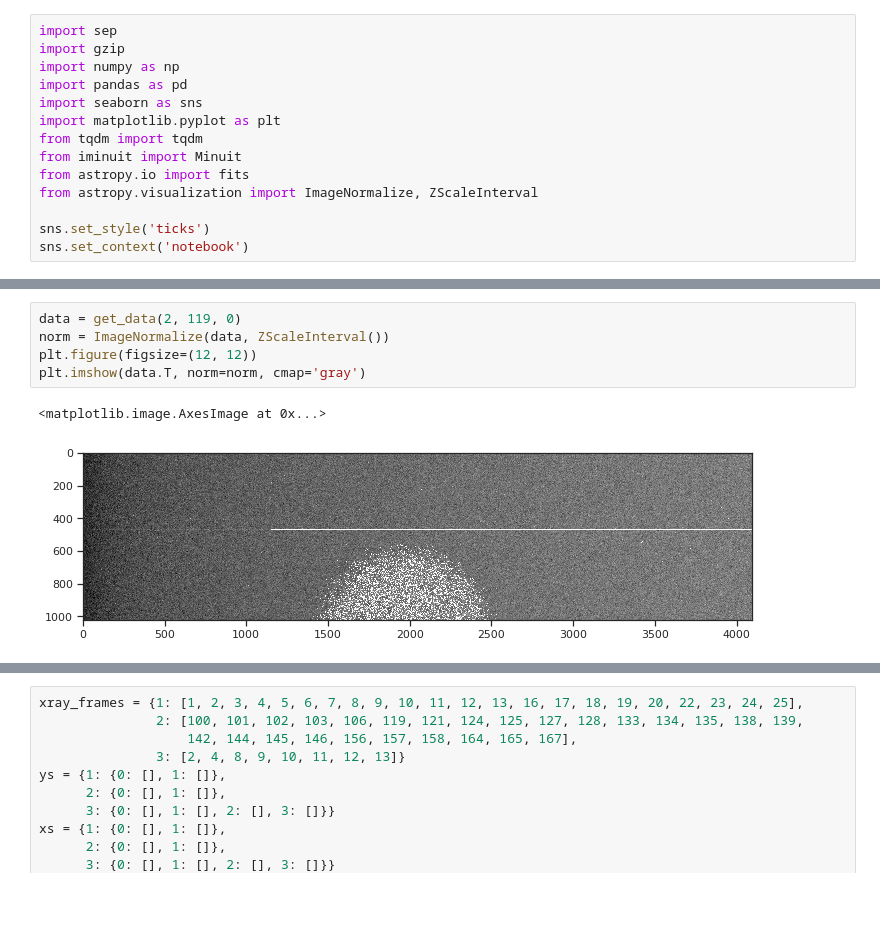
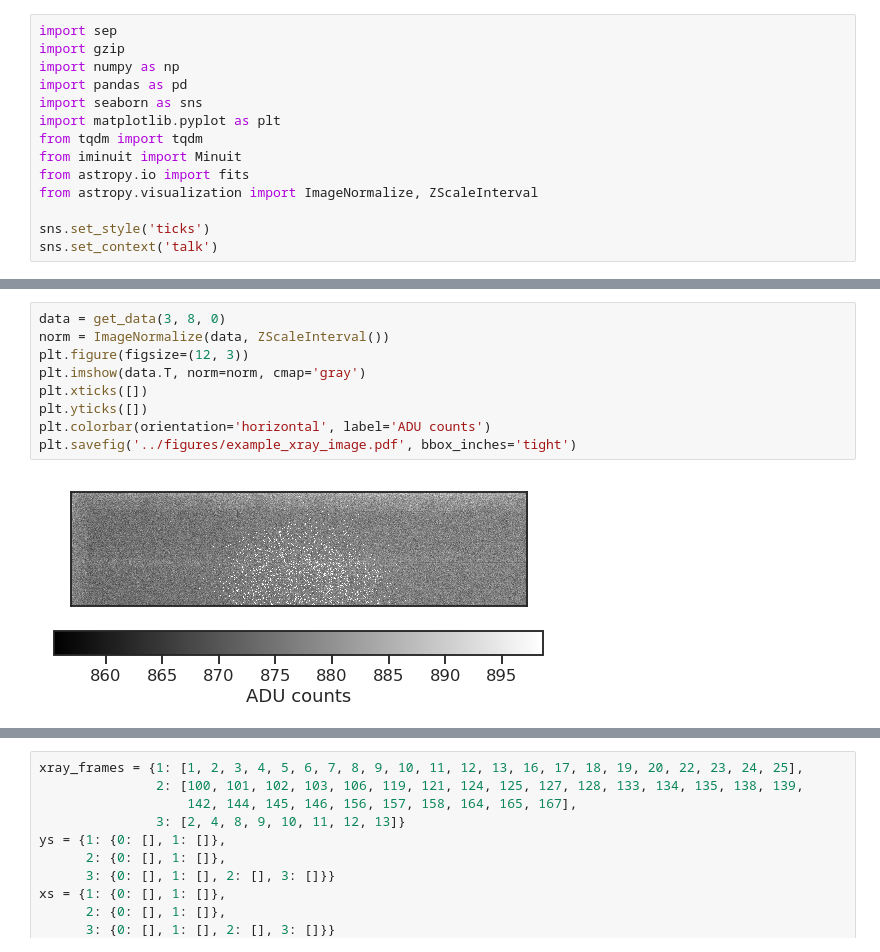
Before and after one commit to sam-dixon/cte, a Jupyter notebook: xrays/get_cti.ipynb, the cells around one changed output, grey strips where cells are left out. Saved outputs shown, nothing was run; the diff lists cells and outputs as text; blank space fills up the shorter version.

```diff
--- a/xrays/get_cti.ipynb
+++ b/xrays/get_cti.ipynb
@@ -11,7 +11,7 @@ from astropy.io import fits
 from astropy.visualization import ImageNormalize, ZScaleInterval
 
 sns.set_style('ticks')
-sns.set_context('notebook')
+sns.set_context('talk')
 # %%
 AMP_EDGES = {0: (0, 1024),
              1: (1024, 2048),
@@ -113,11 +116,14 @@ def cti(fit, err):
     err = err['slope']/np.sqrt(1620)
     return val, err
 # %%
-data = get_data(2, 119, 0)
+data = get_data(3, 8, 0)
 norm = ImageNormalize(data, ZScaleInterval())
-plt.figure(figsize=(12, 12))
+plt.figure(figsize=(12, 3))
 plt.imshow(data.T, norm=norm, cmap='gray')
+plt.xticks([])
+plt.yticks([])
+plt.colorbar(orientation='horizontal', label='ADU counts')
+plt.savefig('../figures/example_xray_image.pdf', bbox_inches='tight')
 # %% [output]
-<matplotlib.image.AxesImage at 0x...>
-[figure, old version]
+[figure, new version]
 # %%
```
Also changed, not shown: parts of 12 cells of this notebook, 6 other files.
